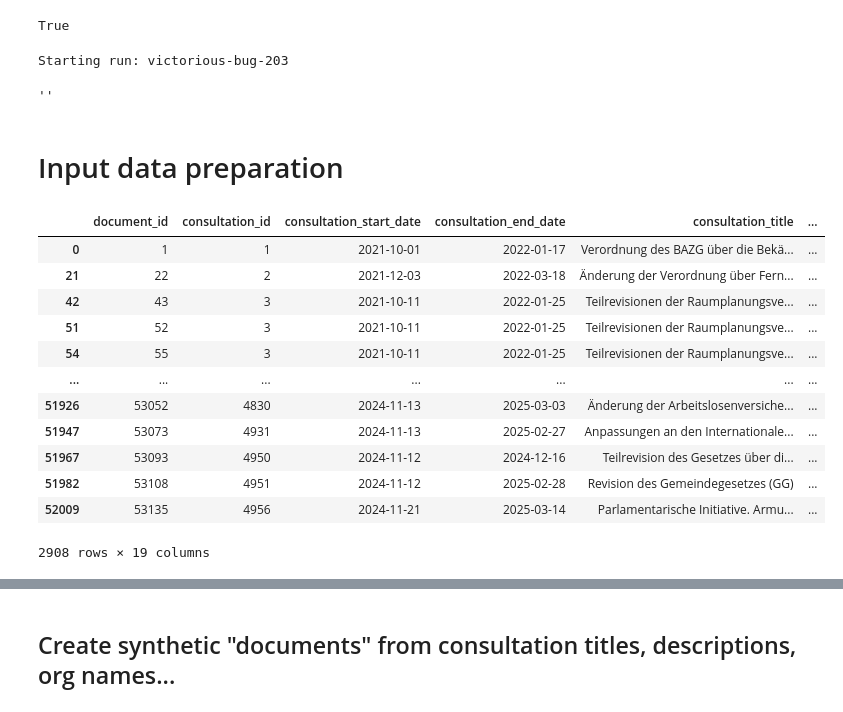
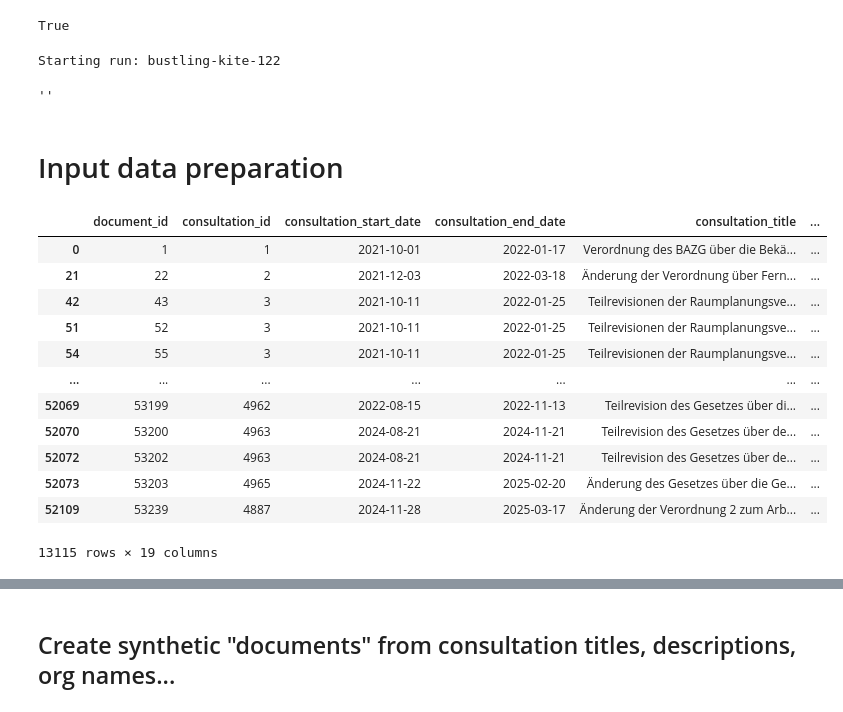
Before and after one commit to Demokratis-ch/demokratis-ml, a Jupyter notebook: research/consultation_topics/VM_document_topic_classifier.ipynb, the cells around one changed output, grey strips where cells are left out. Cells and saved outputs as stored; diff of their text form; code cells hidden in the pictures.

```diff
--- a/research/consultation_topics/VM_document_topic_classifier.ipynb
+++ b/research/consultation_topics/VM_document_topic_classifier.ipynb
@@ -1,7 +1,7 @@
 # %% [markdown]
 # Setup
 # %%
-DATA_FILE_NAME = "consultation-documents-preprocessed-2024-11-26.parquet"
+DATA_FILE_NAME = "consultation-documents-preprocessed-2024-12-03.parquet"
 
 DOCUMENT_SOURCES = {
     "fedlex",
@@ -11,6 +11,11 @@ LANGUAGES = {
     "de",
     # "fr",
     # "it",
+}
+TOPIC_LABEL_SOURCES = {
+    "openparldata",
+    "organisation_rule",
+    "manual",
 }
 
 # EMBEDDING_MODEL = "openai/text-embedding-ada-002"
@@ -26,17 +31,17 @@ IGNORE_TOPICS = {
 }
 
 DOC_TYPES = {
+    "DRAFT",
+    "VARIOUS_TEXT",  # default document type for openparldata
+    None,  # Many openparldata documents don't have a known type (they're likely labeled as "VARIOUS_TEXT" though)
     # "LETTER",
-    "DRAFT",
     # "RECIPIENT_LIST",  # proven to not be useful
     # "REPORT",
     # "FINAL_REPORT",
     # "OPINION",
-    # "VARIOUS_TEXT",
     # "SYNOPTIC_TABLE",  # possibly not useful?
     # "SURVEY",
     # "RESPONSE_FORM",
-    None,  # Many openparldata documents don't have a known type
 }
 
 CV_FOLDS = 5
@@ -84,6 +93,7 @@ run = mlflow.start_run()
 print("Starting run:", run.info.run_name)
 mlflow.log_param("input_file", DATA_FILE_NAME)
 mlflow.log_param("document_sources", sorted(DOCUMENT_SOURCES))
+mlflow.log_param("topic_label_sources", sorted(TOPIC_LABEL_SOURCES))
 mlflow.log_param("languages", LANGUAGES)
 mlflow.log_param("from_year", FROM_YEAR)
 mlflow.log_param("min_consultations_in_class", MIN_CONSULTATIONS_IN_CLASS)
@@ -95,7 +105,7 @@ mlflow.log_param("test_size", TEST_SIZE)
 mlflow.log_param("random_state", RANDOM_STATE)
 ;
 # %% [output]
-Starting run: victorious-bug-203
+Starting run: bustling-kite-122
 ''
 # %%
 mlflow.sklearn.autolog()
@@ -108,24 +118,25 @@ data_access.ensure_dataframe_is_available(PREPROCESSED_DATA_FILE)
 # %%
 df_docs = data_access.load_consultation_documents(
     PREPROCESSED_DATA_FILE,
     only_document_sources=DOCUMENT_SOURCES,
     only_languages=LANGUAGES,
     only_doc_types=DOC_TYPES,
     starting_year=FROM_YEAR,
     mlflow=mlflow,
 )
+df_docs = df_docs[df_docs["consultation_topics_label_source"].isin(TOPIC_LABEL_SOURCES)]
 df_docs
 # %% [output]
 |  | document_id | consultation_id | consultation_start_date | consultation_end_date | consultation_title | ... |
 | 0 | 1 | 1 | 2021-10-01 | 2022-01-17 | Verordnung des BAZG über die Bekä... | ... |
 | 21 | 22 | 2 | 2021-12-03 | 2022-03-18 | Änderung der Verordnung über Fern... | ... |
 | 42 | 43 | 3 | 2021-10-11 | 2022-01-25 | Teilrevisionen der Raumplanungsve... | ... |
 | 51 | 52 | 3 | 2021-10-11 | 2022-01-25 | Teilrevisionen der Raumplanungsve... | ... |
 | 54 | 55 | 3 | 2021-10-11 | 2022-01-25 | Teilrevisionen der Raumplanungsve... | ... |
 | ... | ... | ... | ... | ... | ... | ... |
-| 51926 | 53052 | 4830 | 2024-11-13 | 2025-03-03 | Änderung der Arbeitslosenversiche... | ... |
-| 51947 | 53073 | 4931 | 2024-11-13 | 2025-02-27 | Anpassungen an den Internationale... | ... |
-| 51967 | 53093 | 4950 | 2024-11-12 | 2024-12-16 | Teilrevision des Gesetzes über di... | ... |
-| 51982 | 53108 | 4951 | 2024-11-12 | 2025-02-28 | Revision des Gemeindegesetzes (GG) | ... |
-| 52009 | 53135 | 4956 | 2024-11-21 | 2025-03-14 | Parlamentarische Initiative. Armu... | ... |
+| 52069 | 53199 | 4962 | 2022-08-15 | 2022-11-13 | Teilrevision des Gesetzes über di... | ... |
+| 52070 | 53200 | 4963 | 2024-08-21 | 2024-11-21 | Teilrevision des Gesetzes über de... | ... |
+| 52072 | 53202 | 4963 | 2024-08-21 | 2024-11-21 | Teilrevision des Gesetzes über de... | ... |
+| 52073 | 53203 | 4965 | 2024-11-22 | 2025-02-20 | Änderung des Gesetzes über die Ge... | ... |
+| 52109 | 53239 | 4887 | 2024-11-28 | 2025-03-17 | Änderung der Verordnung 2 zum Arb... | ... |
-2908 rows × 19 columns
+13115 rows × 19 columns
```
Also changed, not shown: parts of 19 cells of this notebook.
